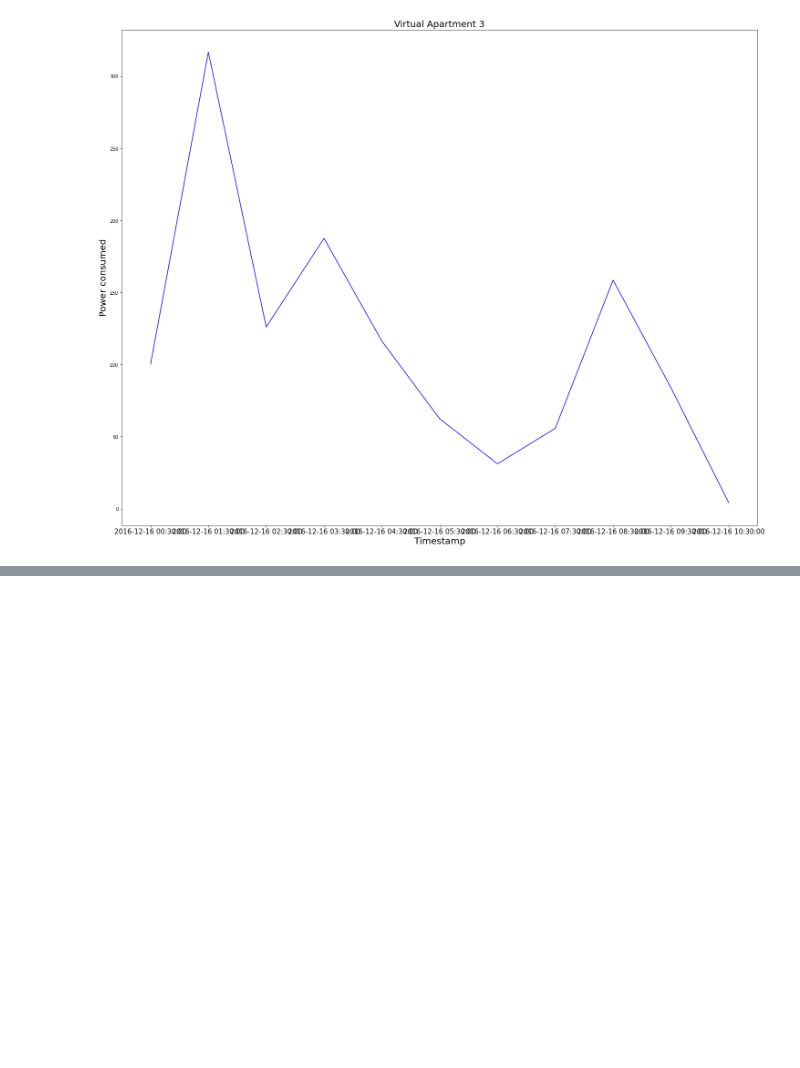
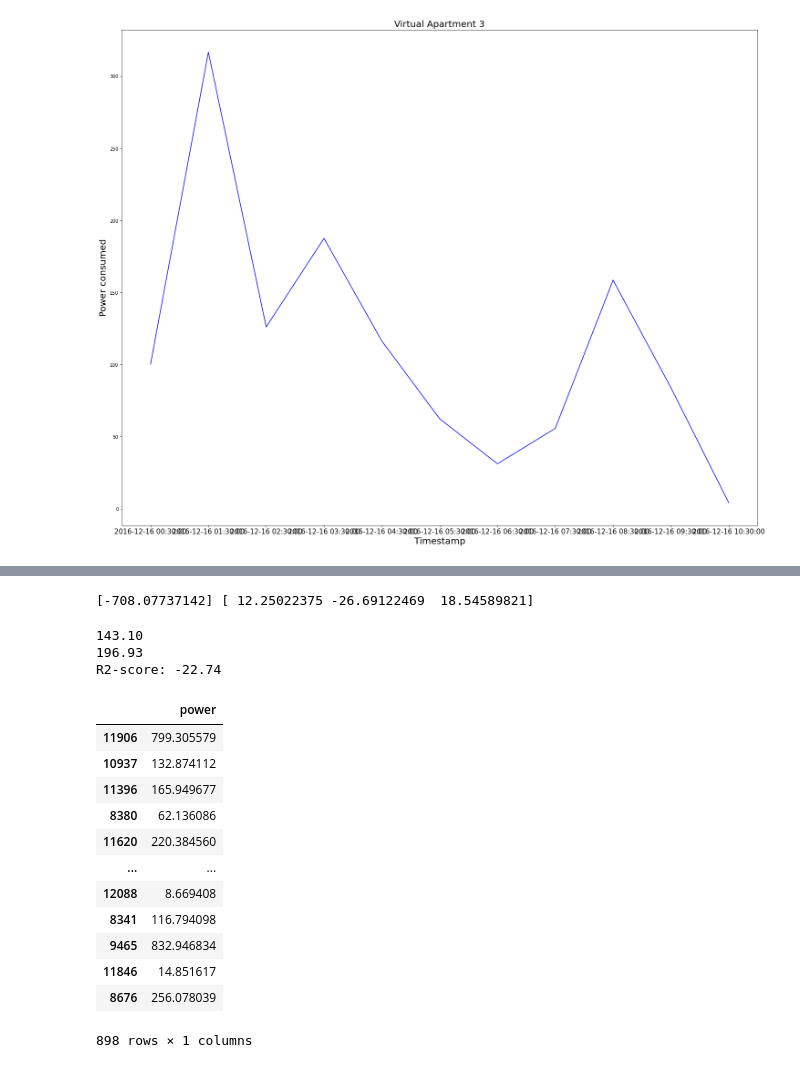
Before and after one commit to rahul9115/major_project2, a Jupyter notebook: Analysis1.ipynb, the cells around one changed output, grey strips where cells are left out. Saved outputs shown, nothing was run; the diff lists cells and outputs as text; code cells hidden in the pictures; blank space fills up the shorter version.

```diff
--- a/Analysis1.ipynb
+++ b/Analysis1.ipynb
@@ -49,0 +48,3 @@ datetime.datetime
+# %%
+df1=df2.loc[df2["Virtual_Apartment"]==3]
+type(df1.V1.values[0])
@@ -55,0 +123,39 @@ dtype('O')
+# %%
+X=df1[["V1","V2","V3"]]
+Y=df1[["power"]]
+# %%
+from sklearn.model_selection import train_test_split
+x_train,x_test,y_train,y_test=train_test_split(X,Y,test_size=0.2,random_state=4)
+# %%
+from sklearn import linear_model
+regr=linear_model.LinearRegression()
+regr.fit(x_train,y_train)
+print(regr.intercept_,regr.coef_[0])
+# %% [output]
+[-708.07737142] [ 12.25022375 -26.69122469  18.54589821]
+# %%
+y_hat=regr.predict(x_test)
+from sklearn.metrics import r2_score
+print("%.2f"%np.mean((np.absolute(y_hat-y_test))))
+print("%.2f"%np.mean(y_hat-y_test)**2)
+print("R2-score: %.2f" % r2_score(y_hat , y_test))
+# %% [output]
+143.10
+196.93
+R2-score: -22.74
+# %%
+y_test
+# %% [output]
+|  | power |
+| 11906 | 799.305579 |
+| 10937 | 132.874112 |
+| 11396 | 165.949677 |
+| 8380 | 62.136086 |
+| 11620 | 220.384560 |
+| ... | ... |
+| 12088 | 8.669408 |
+| 8341 | 116.794098 |
+| 9465 | 832.946834 |
+| 11846 | 14.851617 |
+| 8676 | 256.078039 |
+898 rows × 1 columns
```
Also changed, not shown: parts of 27 cells of this notebook.
